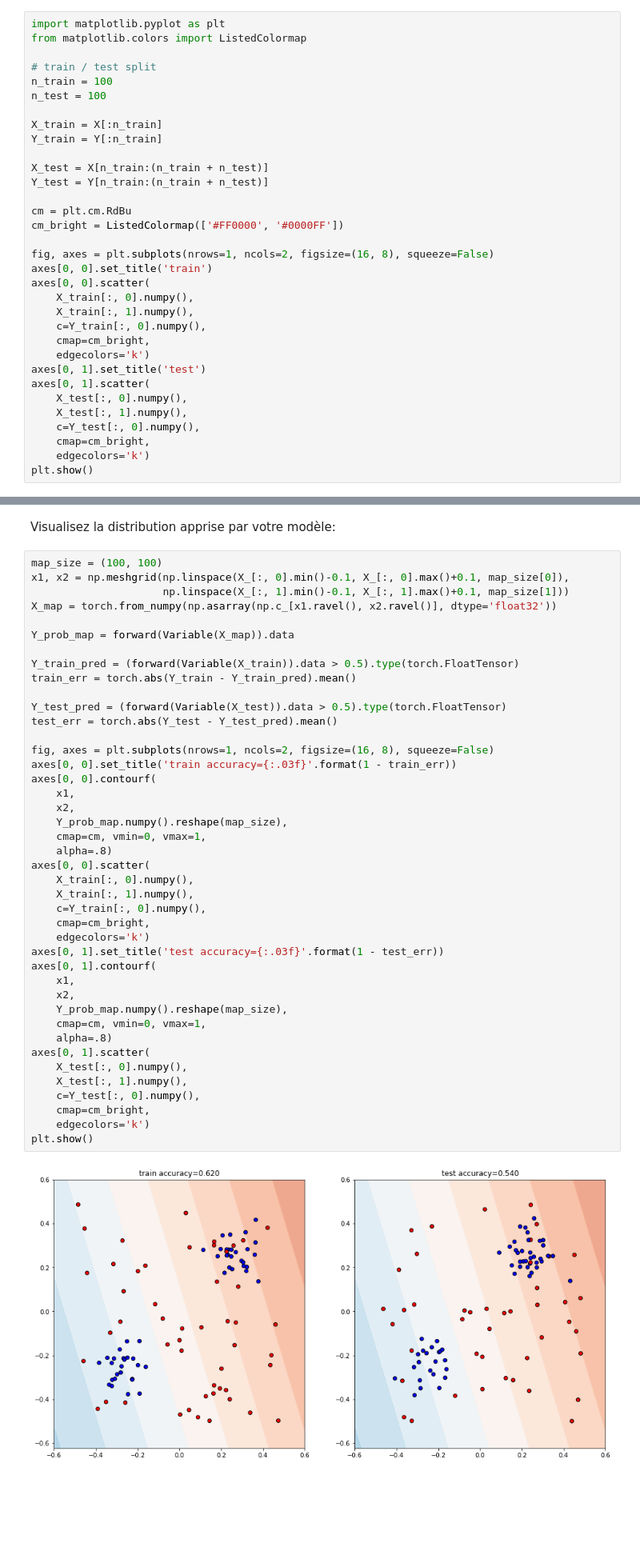
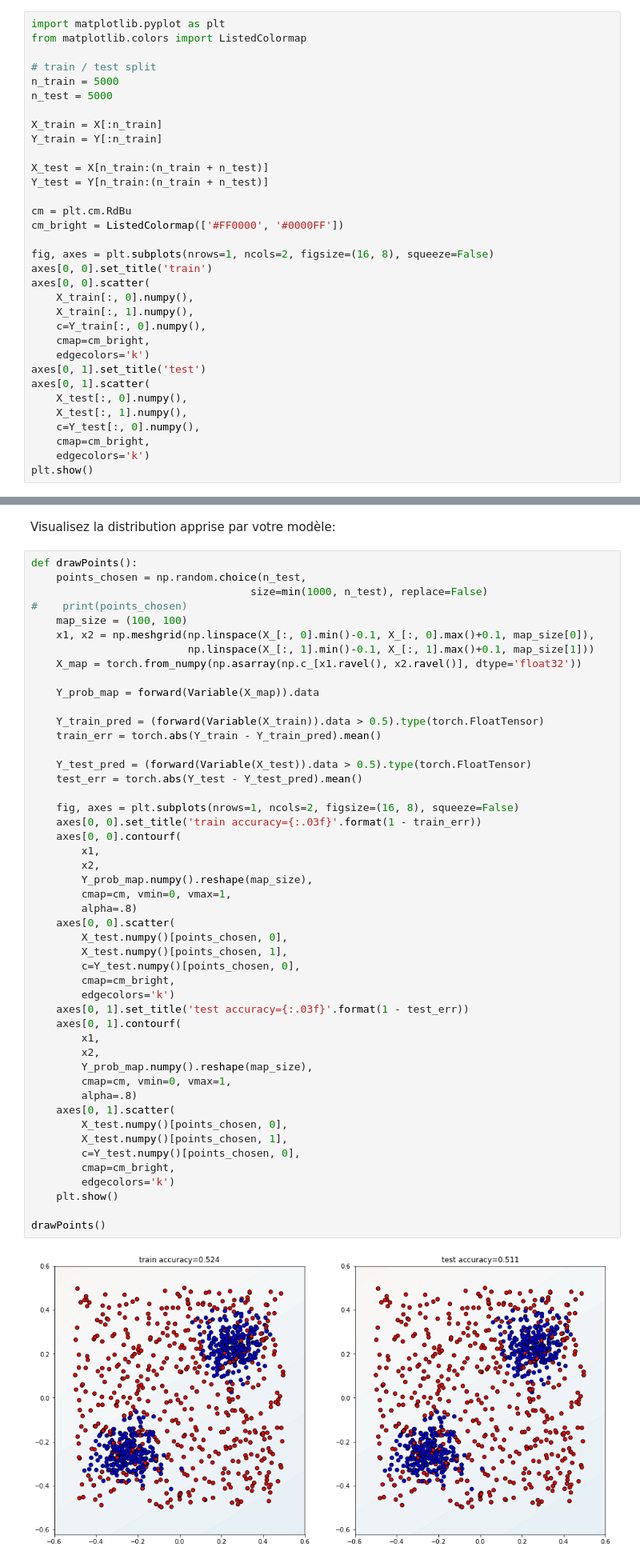
Before and after one commit to Alsaxian/PGM, a Jupyter notebook: intro.ipynb, the cells around one changed output, grey strips where cells are left out. Shown at 80% size. Drawn from its saved outputs; the diff is of its cells as text; blank space fills up the shorter version.

Commit message:
10 mille points

```diff
--- a/intro.ipynb
+++ b/intro.ipynb
@@ -203,8 +293,8 @@ import matplotlib.pyplot as plt
 from matplotlib.colors import ListedColormap
 
 # train / test split
-n_train = 100
-n_test = 100
+n_train = 5000
+n_test = 5000
 
 X_train = X[:n_train]
 Y_train = Y[:n_train]
@@ -342,46 +472,52 @@ Epoch 250       train loss=6.905744     test loss=0.676550      0/1 error=0.390
 # %% [markdown]
 Visualisez la distribution apprise par votre modèle:
 # %%
-map_size = (100, 100)
-x1, x2 = np.meshgrid(np.linspace(X_[:, 0].min()-0.1, X_[:, 0].max()+0.1, map_size[0]),
-                     np.linspace(X_[:, 1].min()-0.1, X_[:, 1].max()+0.1, map_size[1]))
-X_map = torch.from_numpy(np.asarray(np.c_[x1.ravel(), x2.ravel()], dtype='float32'))
+def drawPoints():
+    points_chosen = np.random.choice(n_test,
+                                   size=min(1000, n_test), replace=False)
+#    print(points_chosen)
+    map_size = (100, 100)
+    x1, x2 = np.meshgrid(np.linspace(X_[:, 0].min()-0.1, X_[:, 0].max()+0.1, map_size[0]),
+                         np.linspace(X_[:, 1].min()-0.1, X_[:, 1].max()+0.1, map_size[1]))
+    X_map = torch.from_numpy(np.asarray(np.c_[x1.ravel(), x2.ravel()], dtype='float32'))
 
-Y_prob_map = forward(Variable(X_map)).data
+    Y_prob_map = forward(Variable(X_map)).data
 
-Y_train_pred = (forward(Variable(X_train)).data > 0.5).type(torch.FloatTensor)
-train_err = torch.abs(Y_train - Y_train_pred).mean()
+    Y_train_pred = (forward(Variable(X_train)).data > 0.5).type(torch.FloatTensor)
+    train_err = torch.abs(Y_train - Y_train_pred).mean()
 
-Y_test_pred = (forward(Variable(X_test)).data > 0.5).type(torch.FloatTensor)
-test_err = torch.abs(Y_test - Y_test_pred).mean()
+    Y_test_pred = (forward(Variable(X_test)).data > 0.5).type(torch.FloatTensor)
+    test_err = torch.abs(Y_test - Y_test_pred).mean()
 
-fig, axes = plt.subplots(nrows=1, ncols=2, figsize=(16, 8), squeeze=False)
-axes[0, 0].set_title('train accuracy={:.03f}'.format(1 - train_err))
-axes[0, 0].contourf(
-    x1,
-    x2,
-    Y_prob_map.numpy().reshape(map_size),
-    cmap=cm, vmin=0, vmax=1,
-    alpha=.8)
-axes[0, 0].scatter(
-    X_train[:, 0].numpy(),
-    X_train[:, 1].numpy(),
-    c=Y_train[:, 0].numpy(),
-    cmap=cm_bright,
-    edgecolors='k')
-axes[0, 1].set_title('test accuracy={:.03f}'.format(1 - test_err))
-axes[0, 1].contourf(
-    x1,
-    x2,
-    Y_prob_map.numpy().reshape(map_size),
-    cmap=cm, vmin=0, vmax=1,
-    alpha=.8)
-axes[0, 1].scatter(
-    X_test[:, 0].numpy(),
-    X_test[:, 1].numpy(),
-    c=Y_test[:, 0].numpy(),
-    cmap=cm_bright,
-    edgecolors='k')
-plt.show()
+    fig, axes = plt.subplots(nrows=1, ncols=2, figsize=(16, 8), squeeze=False)
+    axes[0, 0].set_title('train accuracy={:.03f}'.format(1 - train_err))
+    axes[0, 0].contourf(
+        x1,
+        x2,
+        Y_prob_map.numpy().reshape(map_size),
+        cmap=cm, vmin=0, vmax=1,
+        alpha=.8)
+    axes[0, 0].scatter(
+        X_test.numpy()[points_chosen, 0],
+        X_test.numpy()[points_chosen, 1],
+        c=Y_test.numpy()[points_chosen, 0],
+        cmap=cm_bright,
+        edgecolors='k')
+    axes[0, 1].set_title('test accuracy={:.03f}'.format(1 - test_err))
+    axes[0, 1].contourf(
+        x1,
+        x2,
+        Y_prob_map.numpy().reshape(map_size),
+        cmap=cm, vmin=0, vmax=1,
+        alpha=.8)
+    axes[0, 1].scatter(
+        X_test.numpy()[points_chosen, 0],
+        X_test.numpy()[points_chosen, 1],
+        c=Y_test.numpy()[points_chosen, 0],
+        cmap=cm_bright,
+        edgecolors='k')
+    plt.show()
+
+drawPoints()
 # %% [output]
-[figure, old version]
+[figure, new version]
```
Also changed, not shown: parts of 28 cells of this notebook, 7 other files.
